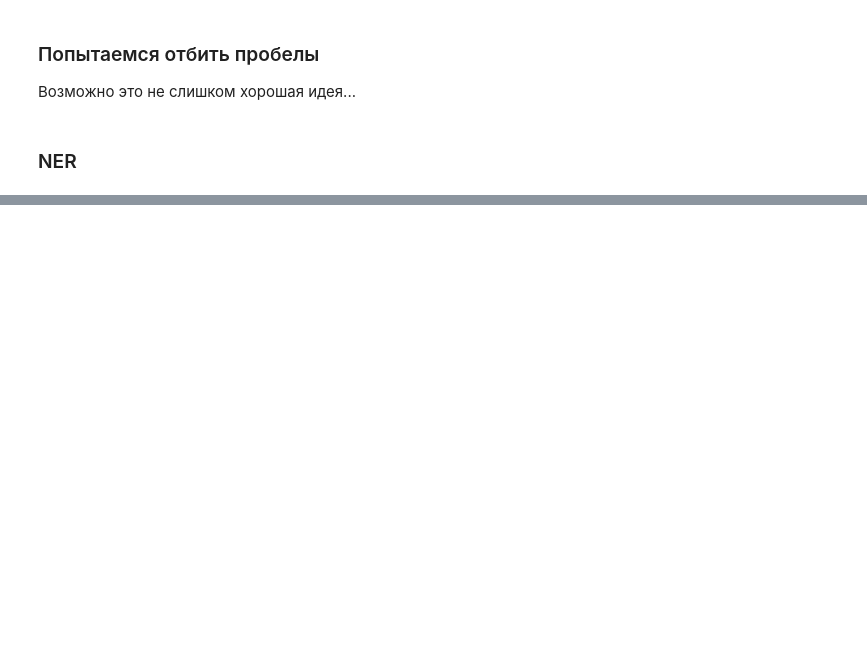
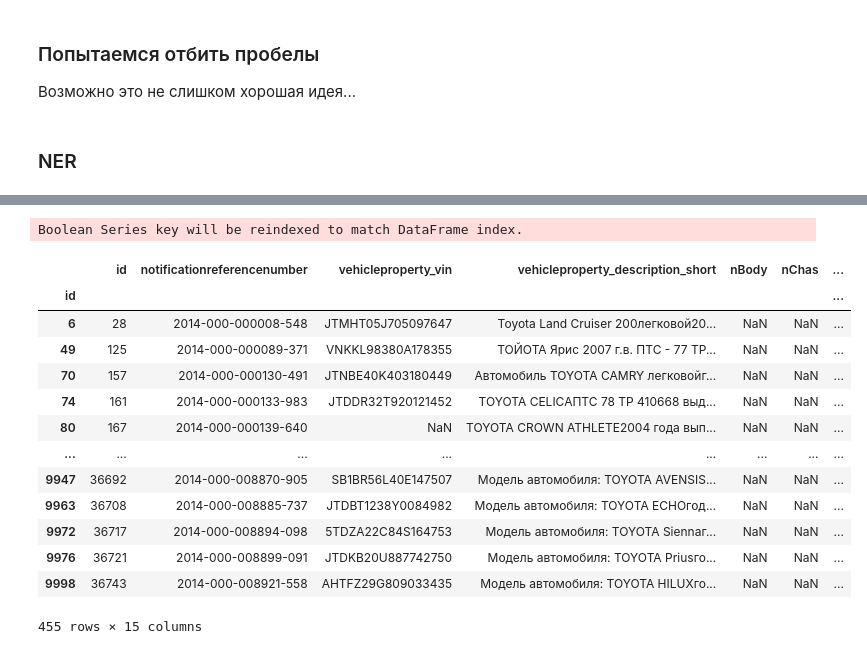
Before and after one commit to dumperize/autostat, a Jupyter notebook: index.ipynb, the cells around one changed output, grey strips where cells are left out. Drawn from its saved outputs; the diff is of its cells as text; code cells hidden in the pictures; blank space fills up the shorter version.

Commit message:
start visualisation

```diff
--- a/index.ipynb
+++ b/index.ipynb
@@ -92,23 +94,7 @@ config = { "overwrite_ents": True }
 ruler = nlp.add_pipe("entity_ruler", before="ner", config=config) #.from_disk(RULES_PATH +"all_rules.jsonl", )
 ruler.add_patterns(rules)
 
-# @Language.component("expand_model")
-# def expand_model(doc):
-#     new_ents = []
-#     for ent in doc.ents:
-#         if ent.label_ == "BRAND" and ent.ent_id_ == 'lada':
-#                 print([x for x in doc])
-# #             print(doc)
-# #             prev_token = doc[ent.start - 1]
-# #             if prev_token.text in ("Dr", "Dr.", "Mr", "Mr.", "Ms", "Ms."):
-# #                 new_ent = Span(doc, ent.start - 1, ent.end, label=ent.label)
-# #                 new_ents.append(new_ent)
-#         else:
-#             new_ents.append(ent)
-# #     doc.ents = new_ents
-#     return doc
-
-# nlp.add_pipe("expand_model", after="ner")
+nlp.add_pipe("expand_model", after="ner")
 
 brand = []
 model = []
@@ -120,9 +106,10 @@ for article in tqdm(data['with_space']):
     for ent in doc.ents:
         if ent.label_ == 'BRAND': list_b.append(ent.ent_id_)
         if ent.label_ == 'MODEL': list_m.append(ent.ent_id_)
-    brand.append(None if len(list_b) == 0 else list_b[0])
-    model.append(None if len(list_m) == 0 else list_m[0])
+    brand.append(None if len(list_b) == 0 else list_b)
+    model.append(None if len(list_m) == 0 else list_m)
 
-data = data.assign(Brand_NER=brand)
-data = data.assign(Model_NER=model)
+data = data.assign(Brand_NER=[x[0] if x and len(x) else None for x in brand])
+data = data.assign(Brand_NER_list=[', '.join(x) if x and len(x) else None for x in brand])
+data = data.assign(Model_NER=[', '.join(x) if x and len(x) else None for x in model])
 # %%
@@ -154 +128,10 @@ True     3930
 Name: Model_NER, dtype: int64
+# %%
+# brands = list(set(data['Brand_NER'].values))
+# print(brands)
+brand = 'toyota'#brands[0:1]:
+d = data[data["Brand_NER"]==brand][data["vehicleproperty_description_short"] != 'Автомобиль']
+
+print('BRAND ' + brand)
+print('count ' + str(d.shape[0]))
+d[0:10][['with_space', 'Brand_NER','Brand_NER_list', 'Model_NER']]
@@ -154,0 +154,20 @@ Name: Model_NER, dtype: int64
+# %%
+data.index.name= 'id'
+df = data[data["Brand_NER"]==brand][data["vehicleproperty_description_short"] != 'Автомобиль']
+df
+# %% [output]
+Boolean Series key will be reindexed to match DataFrame index.
+|  | id | notificationreferencenumber | vehicleproperty_vin | vehicleproperty_description_short | nBody | nChas | ... |
+| id |  |  |  |  |  |  | ... |
+| 6 | 28 | 2014-000-000008-548 | JTMHT05J705097647 | Toyota Land Cruiser 200легковой20... | NaN | NaN | ... |
+| 49 | 125 | 2014-000-000089-371 | VNKKL98380A178355 | ТОЙОТА Ярис 2007 г.в. ПТС - 77 ТР... | NaN | NaN | ... |
+| 70 | 157 | 2014-000-000130-491 | JTNBE40K403180449 | Автомобиль TOYOTA CAMRY легковойг... | NaN | NaN | ... |
+| 74 | 161 | 2014-000-000133-983 | JTDDR32T920121452 | TOYOTA CELICAПТС 78 ТР 410668 выд... | NaN | NaN | ... |
+| 80 | 167 | 2014-000-000139-640 | NaN | TOYOTA CROWN ATHLETE2004 года вып... | NaN | NaN | ... |
+| ... | ... | ... | ... | ... | ... | ... | ... |
+| 9947 | 36692 | 2014-000-008870-905 | SB1BR56L40E147507 | Модель автомобиля: TOYOTA AVENSIS... | NaN | NaN | ... |
+| 9963 | 36708 | 2014-000-008885-737 | JTDBT1238Y0084982 | Модель автомобиля: TOYOTA ECHOгод... | NaN | NaN | ... |
+| 9972 | 36717 | 2014-000-008894-098 | 5TDZA22C84S164753 | Модель автомобиля: TOYOTA Siennaг... | NaN | NaN | ... |
+| 9976 | 36721 | 2014-000-008899-091 | JTDKB20U887742750 | Модель автомобиля: TOYOTA Priusго... | NaN | NaN | ... |
+| 9998 | 36743 | 2014-000-008921-558 | AHTFZ29G809033435 | Модель автомобиля: TOYOTA HILUXго... | NaN | NaN | ... |
+455 rows × 15 columns
```
Also changed, not shown: parts of 9 cells of this notebook, 11 other files.
